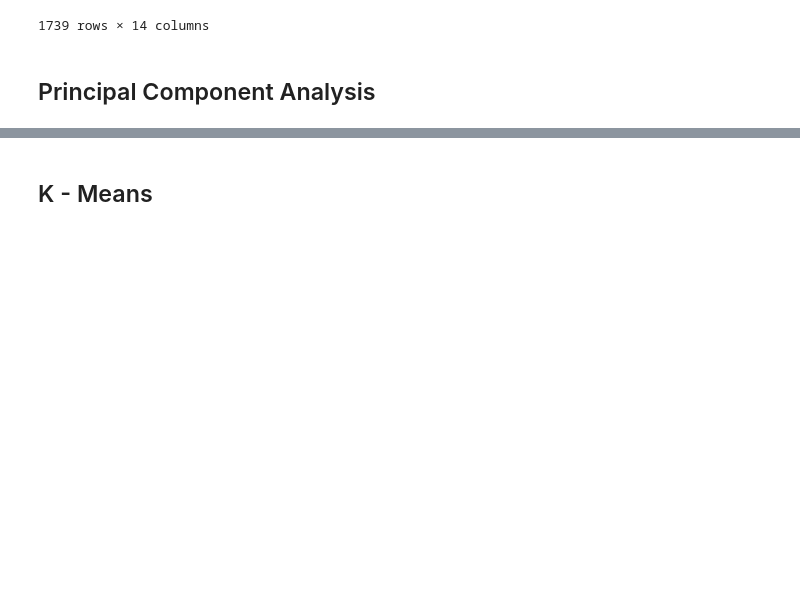
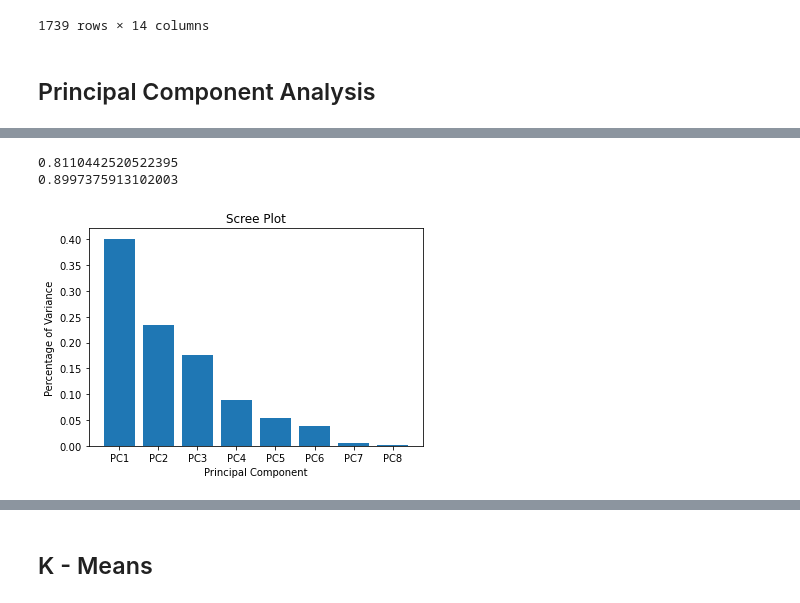
Before and after one commit to DarrenWu42/Cogs118b-Song-Analysis, a Jupyter notebook: Project.ipynb, the cells around one changed output, grey strips where cells are left out. Drawn from its saved outputs; the diff is of its cells as text; code cells hidden in the pictures; blank space fills up the shorter version.

```diff
--- a/Project.ipynb
+++ b/Project.ipynb
@@ -165,0 +246,14 @@ The dataset now has 1739 entries.
+# %%
+index_values = np.arange(8)+1
+normalized_variability = d.diagonal()/sum(d.diagonal())
+plt.bar(index_values,normalized_variability)
+plt.title('Scree Plot');
+plt.xlabel('Principal Component');
+plt.ylabel('Percentage of Variance');
+plt.xticks(index_values, pc_list);
+print(normalized_variability[0]+normalized_variability[1]+normalized_variability[2])
+print(normalized_variability[0]+normalized_variability[1]+normalized_variability[2]+normalized_variability[3])
+# %% [output]
+0.8110442520522395
+0.8997375913102003
+[figure, added]
```
Also changed, not shown: parts of 13 cells of this notebook, 1 other file.
